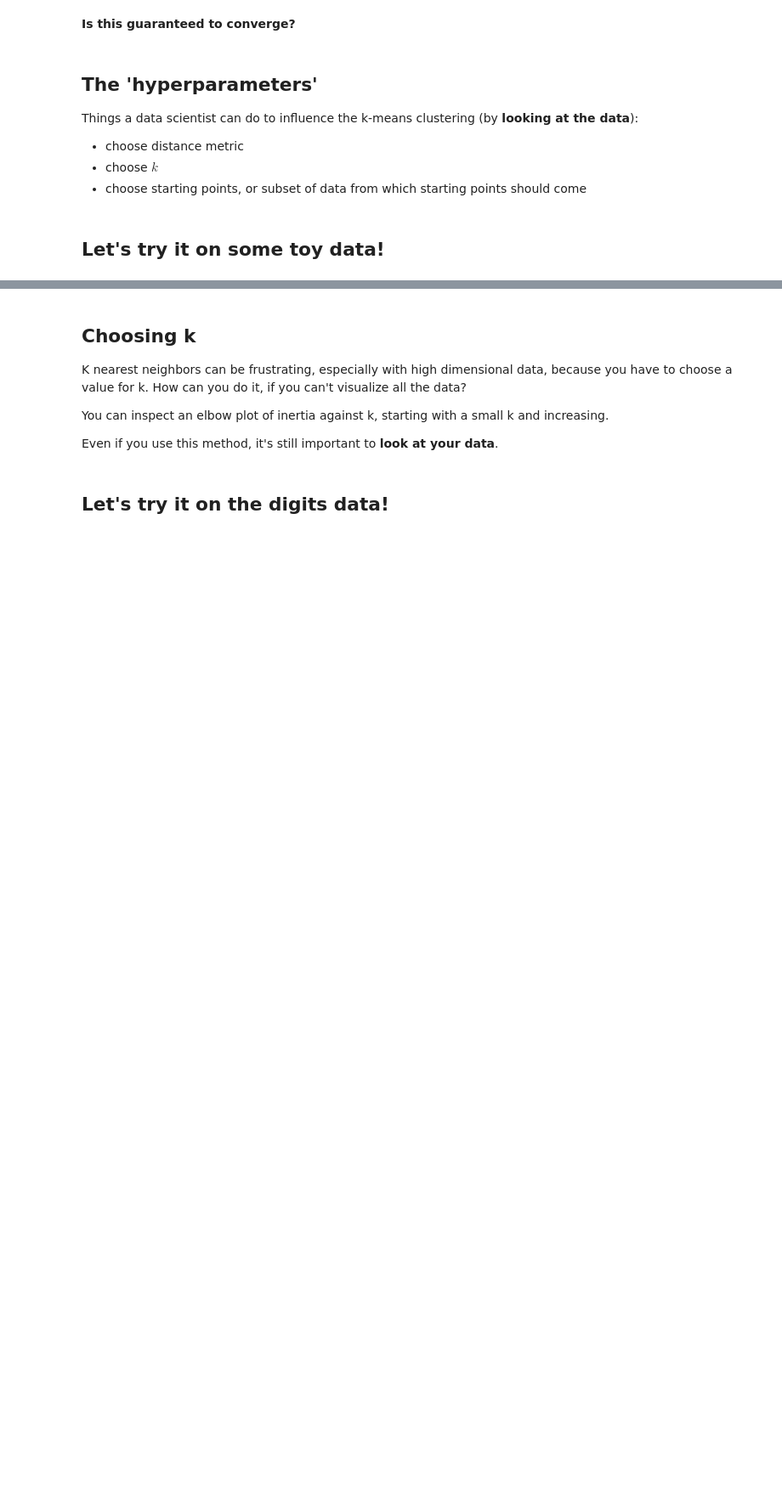
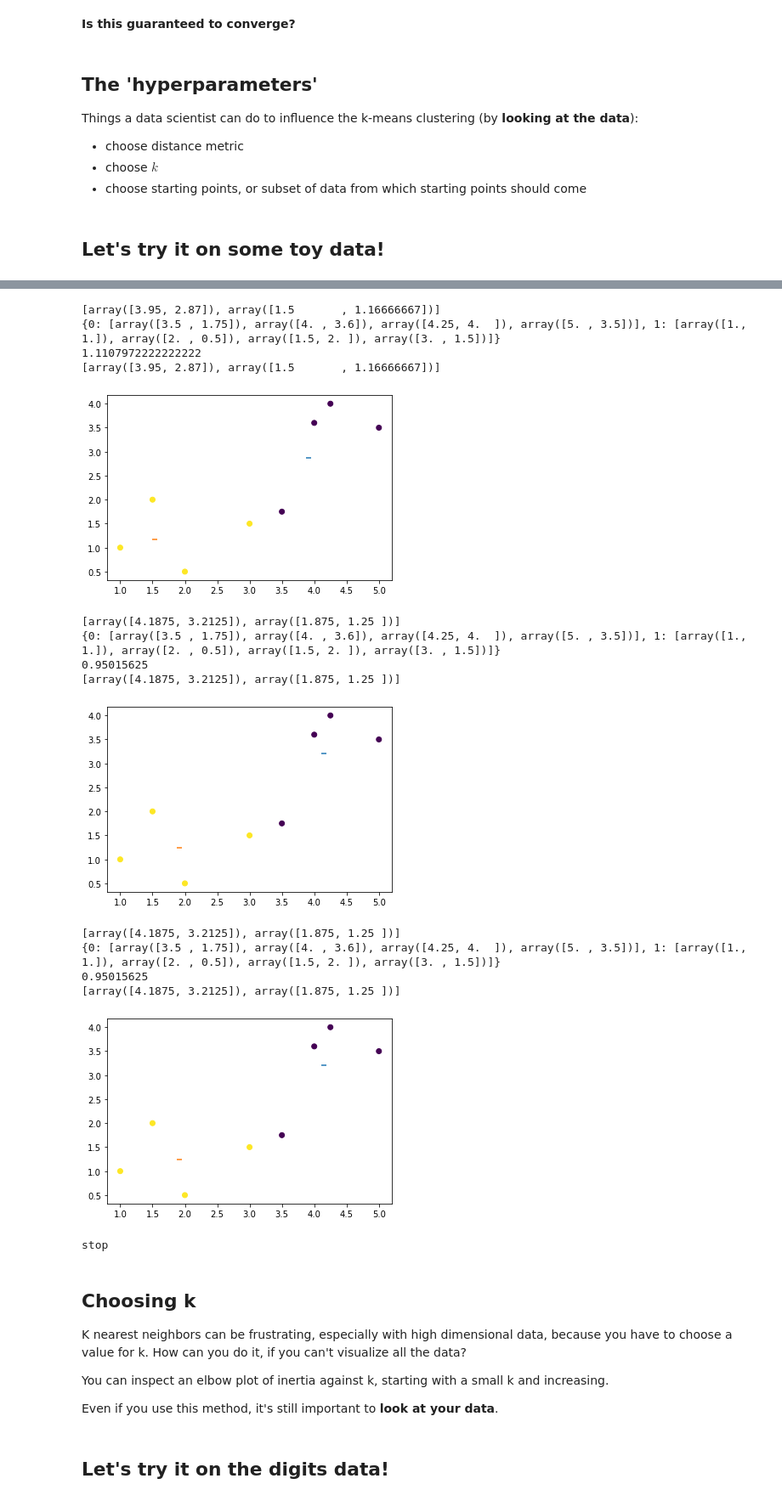
Before and after one commit to ajstent/CS252S22, a Jupyter notebook: CS252S22_Day22.ipynb, the cells around one changed output, grey strips where cells are left out. Shown at 85% size. Cells and saved outputs as stored; diff of their text form; code cells hidden in the pictures; blank space fills up the shorter version.

```diff
--- a/CS252S22_Day22.ipynb
+++ b/CS252S22_Day22.ipynb
@@ -54,15 +63,19 @@ def update_clusters(data, centroids):
 # %%
-# Let's define a function to get all the data points assigned to a cluster
-def get_points_in_cluster(data, clusters, clusterid):
-    return [data[j] for j in range(len(clusters)) if clusters[j] == clusterid]
-
-# Let's define a function to update the centroids
-def update_centroids(data, k, clusters):
-    return
+# Let's define a function to update the centroids; data is a list of data points; clusters is a dictionary of centroid->datapoints mappings
+def update_centroids(clusters):
+    centroids = []
+    for data_in_cluster in clusters.values():
+        centroids.append(np.mean(data_in_cluster, axis=0))
+    return centroids
 # %%
 # Let's define a function to measure the inertia
 def inertia(data, centroids, clusters):
-    return
+    sum = 0
+    for i in clusters.keys():
+        centroid = centroids[i]
+        for datum in clusters[i]:
+            sum += distance(datum, centroid)**2
+    return sum / len(data)
 # %% [markdown]
 ## Let's try it on some toy data!
 # %%
@@ -95,12 +117,29 @@ plotClusters(data, clusters, centroids)
 # %%
 # Let's loop over updating the centroids and plotting
 while input() != 'stop':
-    centroids = update_centroids(data, k, clusters)
+    centroids = update_centroids(clusters)
     print(centroids)
-    clusters = update_clusters(data, centroids)
+    clusters, mappings = update_clusters(data, centroids)
     print(clusters)
     print(inertia(data, centroids, clusters))
-    plotClusters(data, clusters, centroids)
+    plot_clusters(data, mappings, centroids)
+# %% [output]
+[array([3.95, 2.87]), array([1.5       , 1.16666667])]
+{0: [array([3.5 , 1.75]), array([4. , 3.6]), array([4.25, 4.  ]), array([5. , 3.5])], 1: [array([1., 1.]), array([2. , 0.5]), array([1.5, 2. ]), array([3. , 1.5])]}
+1.1107972222222222
+[array([3.95, 2.87]), array([1.5       , 1.16666667])]
+[figure, added]
+[array([4.1875, 3.2125]), array([1.875, 1.25 ])]
+{0: [array([3.5 , 1.75]), array([4. , 3.6]), array([4.25, 4.  ]), array([5. , 3.5])], 1: [array([1., 1.]), array([2. , 0.5]), array([1.5, 2. ]), array([3. , 1.5])]}
+0.95015625
+[array([4.1875, 3.2125]), array([1.875, 1.25 ])]
+[figure, added]
+[array([4.1875, 3.2125]), array([1.875, 1.25 ])]
+{0: [array([3.5 , 1.75]), array([4. , 3.6]), array([4.25, 4.  ]), array([5. , 3.5])], 1: [array([1., 1.]), array([2. , 0.5]), array([1.5, 2. ]), array([3. , 1.5])]}
+0.95015625
+[array([4.1875, 3.2125]), array([1.875, 1.25 ])]
+[figure, added]
+stop
 # %% [markdown]
 ## Choosing k
 
```
Also changed, not shown: parts of 4 cells of this notebook.
